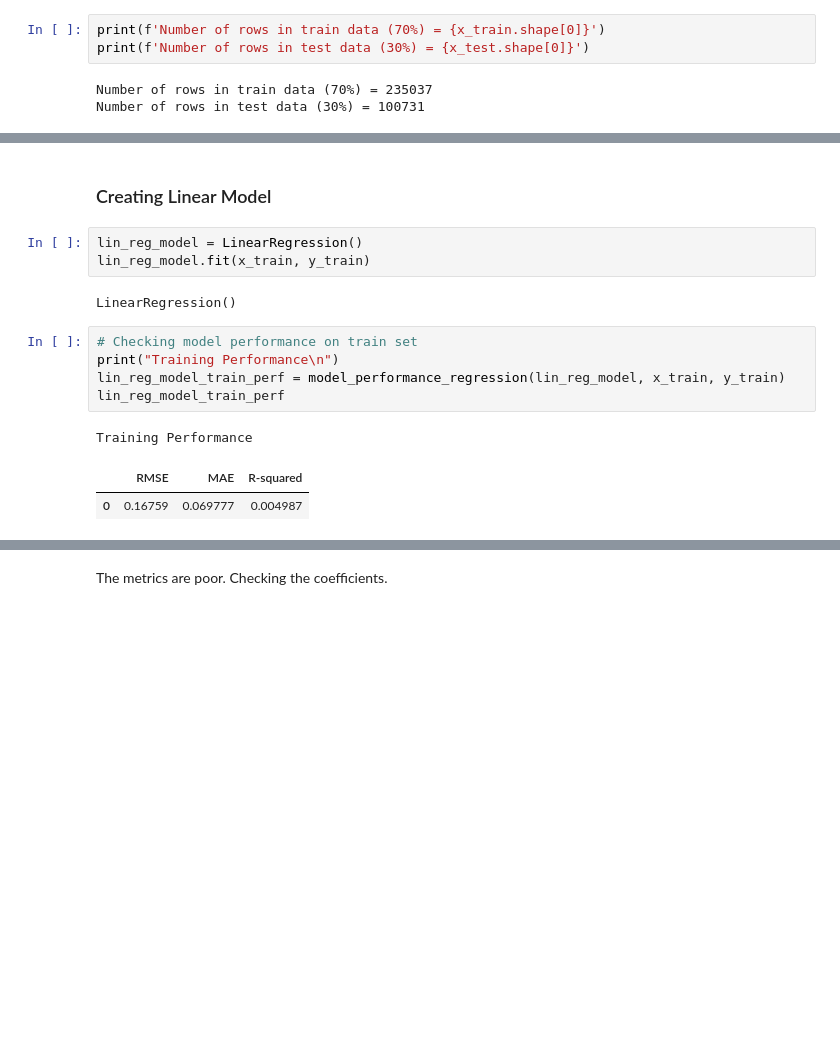
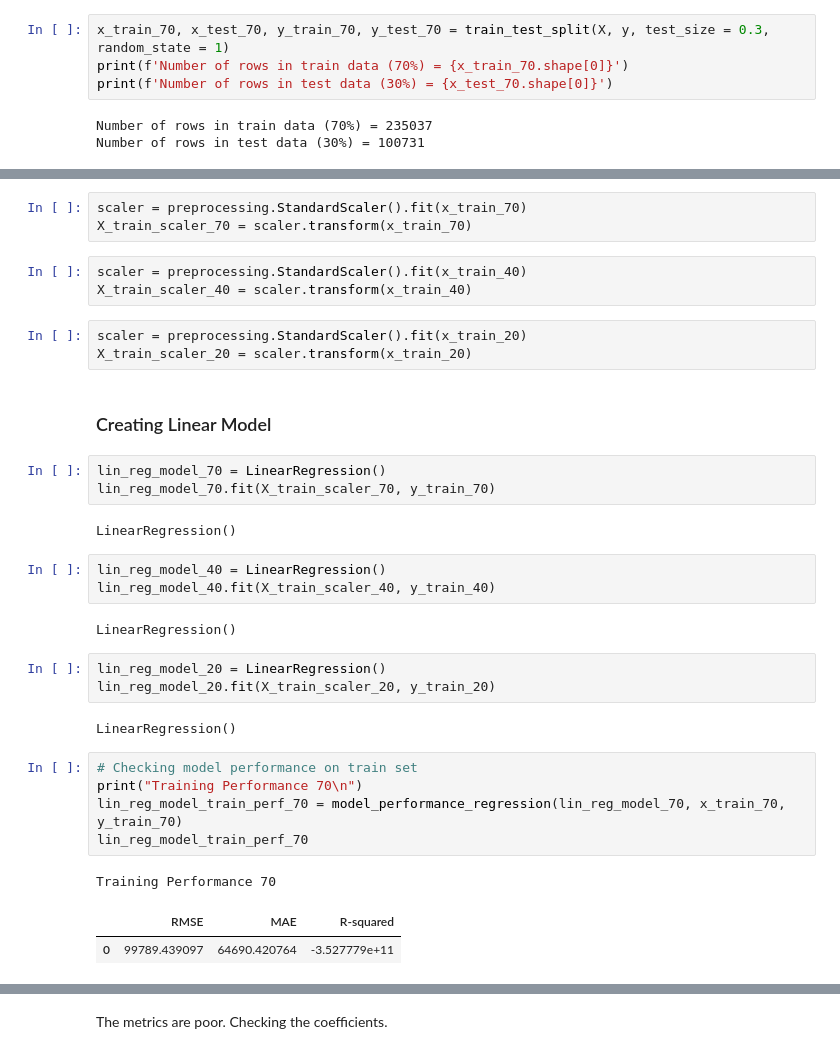
Before and after one commit to nariastoro/ml_projects, a Jupyter notebook: zillow-prize-1/zillow_notebook.ipynb, the cells around one changed output, grey strips where cells are left out. Drawn from its saved outputs; the diff is of its cells as text; blank space fills up the shorter version.

```diff
--- a/zillow-prize-1/zillow_notebook.ipynb
+++ b/zillow-prize-1/zillow_notebook.ipynb
@@ -363,6 +361,7 @@ x_train, x_test, y_train, y_test = train_test_split(X, y, test_size = 0.3, rando
 # %%
-print(f'Number of rows in train data (70%) = {x_train.shape[0]}')
-print(f'Number of rows in test data (30%) = {x_test.shape[0]}')
+x_train_70, x_test_70, y_train_70, y_test_70 = train_test_split(X, y, test_size = 0.3, random_state = 1)
+print(f'Number of rows in train data (70%) = {x_train_70.shape[0]}')
+print(f'Number of rows in test data (30%) = {x_test_70.shape[0]}')
 # %% [output]
 Number of rows in train data (70%) = 235037
 Number of rows in test data (30%) = 100731
@@ -369,16 +384,35 @@ Number of rows in test data (30%) = 100731
+# %%
+scaler = preprocessing.StandardScaler().fit(x_train_70)
+X_train_scaler_70 = scaler.transform(x_train_70)
+# %%
+scaler = preprocessing.StandardScaler().fit(x_train_40)
+X_train_scaler_40 = scaler.transform(x_train_40)
+# %%
+scaler = preprocessing.StandardScaler().fit(x_train_20)
+X_train_scaler_20 = scaler.transform(x_train_20)
 # %% [markdown]
 ### Creating Linear Model
-# %%
-lin_reg_model = LinearRegression()
-lin_reg_model.fit(x_train, y_train)
-# %% [output]
-LinearRegression()
+# %%
+lin_reg_model_70 = LinearRegression()
+lin_reg_model_70.fit(X_train_scaler_70, y_train_70)
+# %% [output]
+LinearRegression()
+# %%
+lin_reg_model_40 = LinearRegression()
+lin_reg_model_40.fit(X_train_scaler_40, y_train_40)
+# %% [output]
+LinearRegression()
+# %%
+lin_reg_model_20 = LinearRegression()
+lin_reg_model_20.fit(X_train_scaler_20, y_train_20)
+# %% [output]
+LinearRegression()
 # %%
 # Checking model performance on train set
-print("Training Performance\n")
-lin_reg_model_train_perf = model_performance_regression(lin_reg_model, x_train, y_train)
-lin_reg_model_train_perf
+print("Training Performance 70\n")
+lin_reg_model_train_perf_70 = model_performance_regression(lin_reg_model_70, x_train_70, y_train_70)
+lin_reg_model_train_perf_70
 # %% [output]
-Training Performance
+Training Performance 70
 |  | RMSE | MAE | R-squared |
-| 0 | 0.16759 | 0.069777 | 0.004987 |
+| 0 | 99789.439097 | 64690.420764 | -3.527779e+11 |
```
Also changed, not shown: parts of 34 cells of this notebook.
